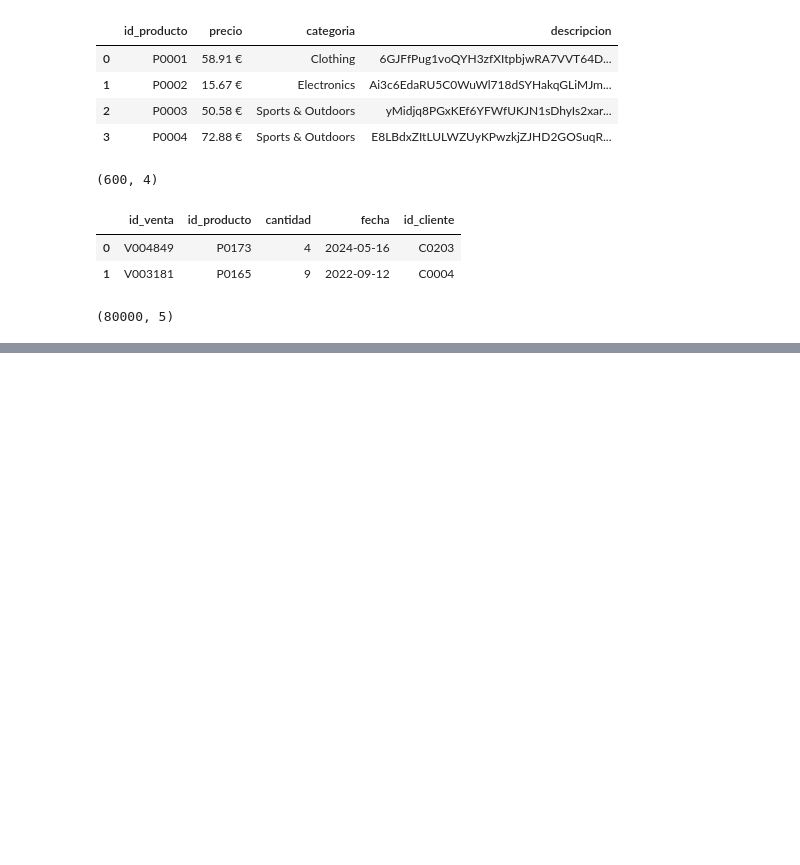
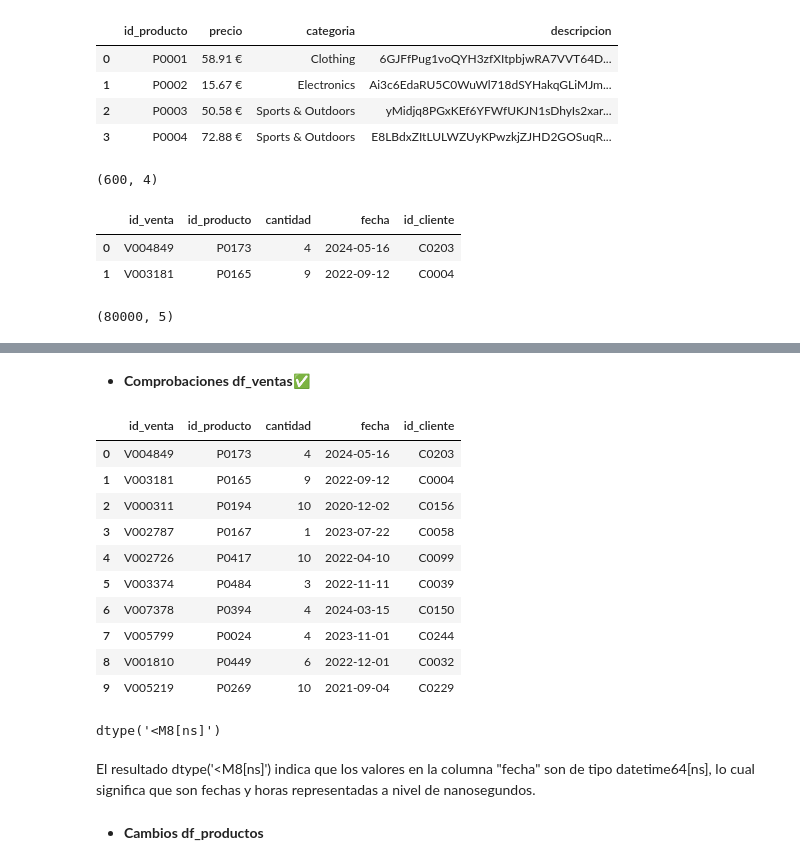
Before and after one commit to elenacrami/team2-proyecto4, a Jupyter notebook: Fase_1_EDA.ipynb, the cells around one changed output, grey strips where cells are left out. Drawn from its saved outputs; the diff is of its cells as text; code cells hidden in the pictures; blank space fills up the shorter version.

```diff
--- a/Fase_1_EDA.ipynb
+++ b/Fase_1_EDA.ipynb
@@ -154,0 +327,24 @@ La columna CIUDADtiene las siguientes valore únicos:
+# %% [markdown]
+- **Comprobaciones df_ventas✅**
+# %%
+df_ventas.head(10)
+# %% [output]
+|  | id_venta | id_producto | cantidad | fecha | id_cliente |
+| 0 | V004849 | P0173 | 4 | 2024-05-16 | C0203 |
+| 1 | V003181 | P0165 | 9 | 2022-09-12 | C0004 |
+| 2 | V000311 | P0194 | 10 | 2020-12-02 | C0156 |
+| 3 | V002787 | P0167 | 1 | 2023-07-22 | C0058 |
+| 4 | V002726 | P0417 | 10 | 2022-04-10 | C0099 |
+| 5 | V003374 | P0484 | 3 | 2022-11-11 | C0039 |
+| 6 | V007378 | P0394 | 4 | 2024-03-15 | C0150 |
+| 7 | V005799 | P0024 | 4 | 2023-11-01 | C0244 |
+| 8 | V001810 | P0449 | 6 | 2022-12-01 | C0032 |
+| 9 | V005219 | P0269 | 10 | 2021-09-04 | C0229 |
+# %%
+df_ventas["fecha"].dtype
+# %% [output]
+dtype('<M8[ns]')
+# %% [markdown]
+El resultado dtype('<M8[ns]') indica que los valores en la columna "fecha" son de tipo datetime64[ns], lo cual significa que son fechas y horas representadas a nivel de nanosegundos.
+# %% [markdown]
+- **Cambios df_productos**
```
Also changed, not shown: parts of 24 cells of this notebook.
